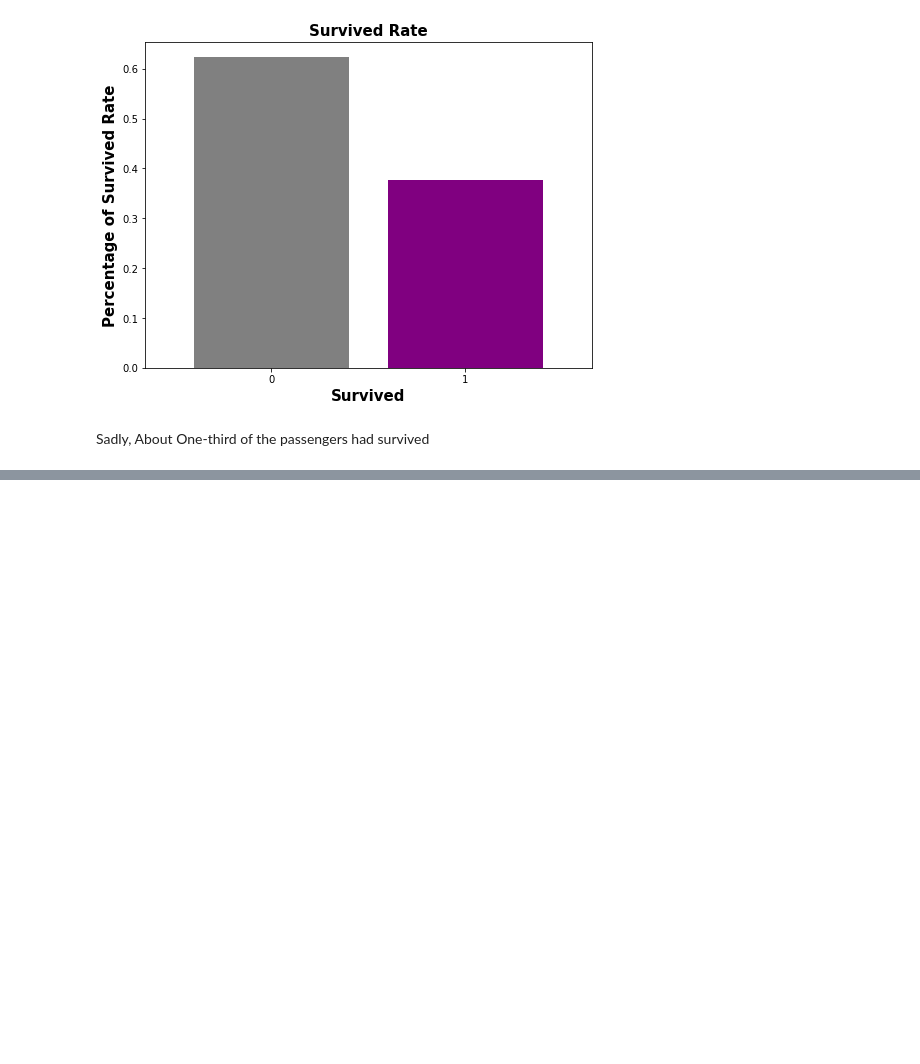
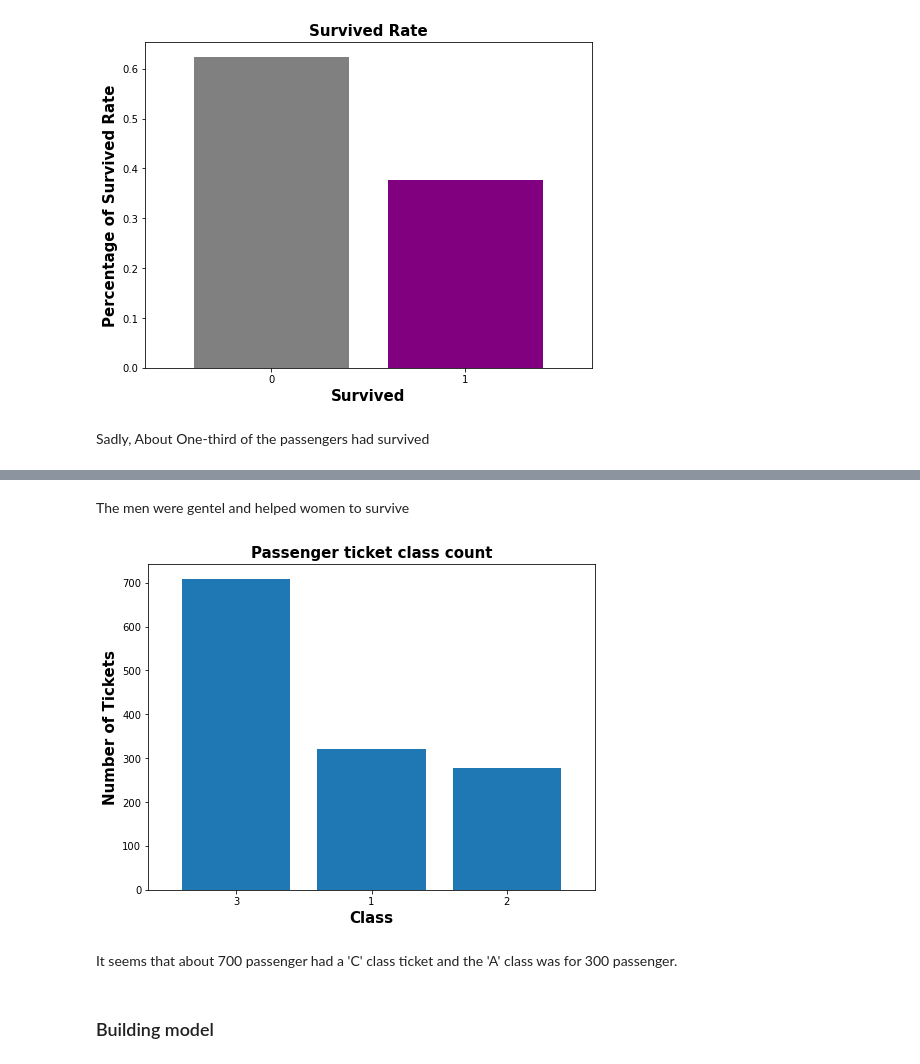
Before and after one commit to MostafaSheasha/Titanic, a Jupyter notebook: Titanic.ipynb, the cells around one changed output, grey strips where cells are left out. Drawn from its saved outputs; the diff is of its cells as text; code cells hidden in the pictures; blank space fills up the shorter version.

```diff
--- a/Titanic.ipynb
+++ b/Titanic.ipynb
@@ -168,0 +176,13 @@ Sadly, About One-third of the passengers had survived
+# %% [markdown]
+The men were gentel and helped women to survive
+# %%
+df['Pclass'].value_counts().plot.bar(rot=0,figsize=(8,6),width=0.8)
+plt.xlabel('Class',weight = "bold", fontsize=15)
+plt.ylabel('Number of Tickets',weight = "bold", fontsize=15)
+plt.title('Passenger ticket class count',weight = "bold", fontsize=15);
+# %% [output]
+[figure, added]
+# %% [markdown]
+It seems that about 700 passenger had a 'C' class ticket and the 'A' class was for 300 passenger.
+# %% [markdown]
+### Building model
```
Also changed, not shown: parts of 20 cells of this notebook.
